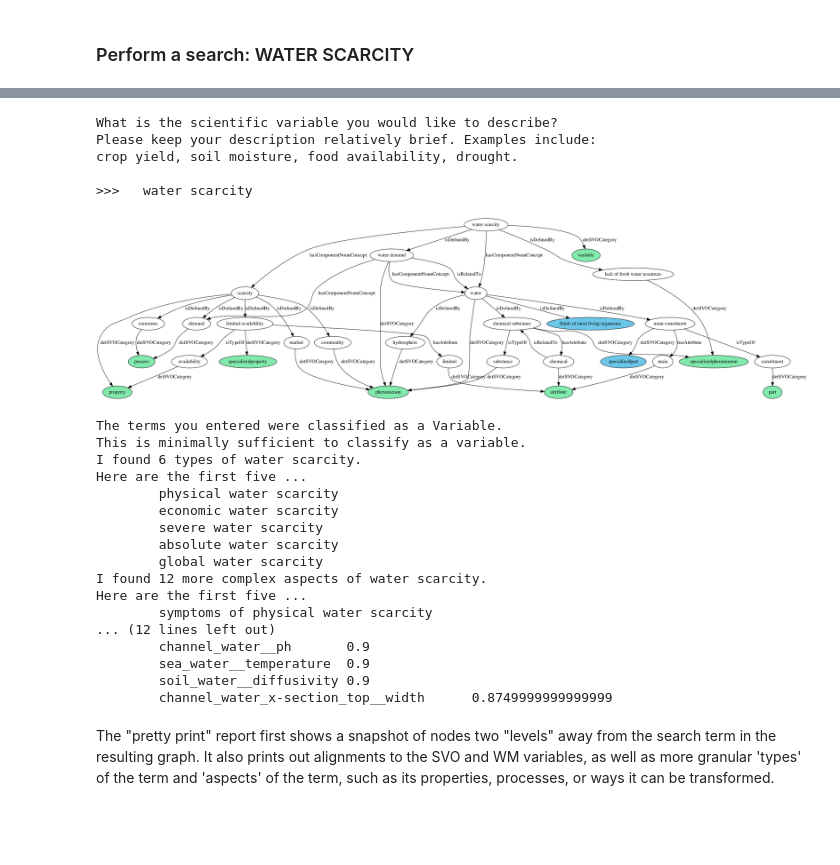
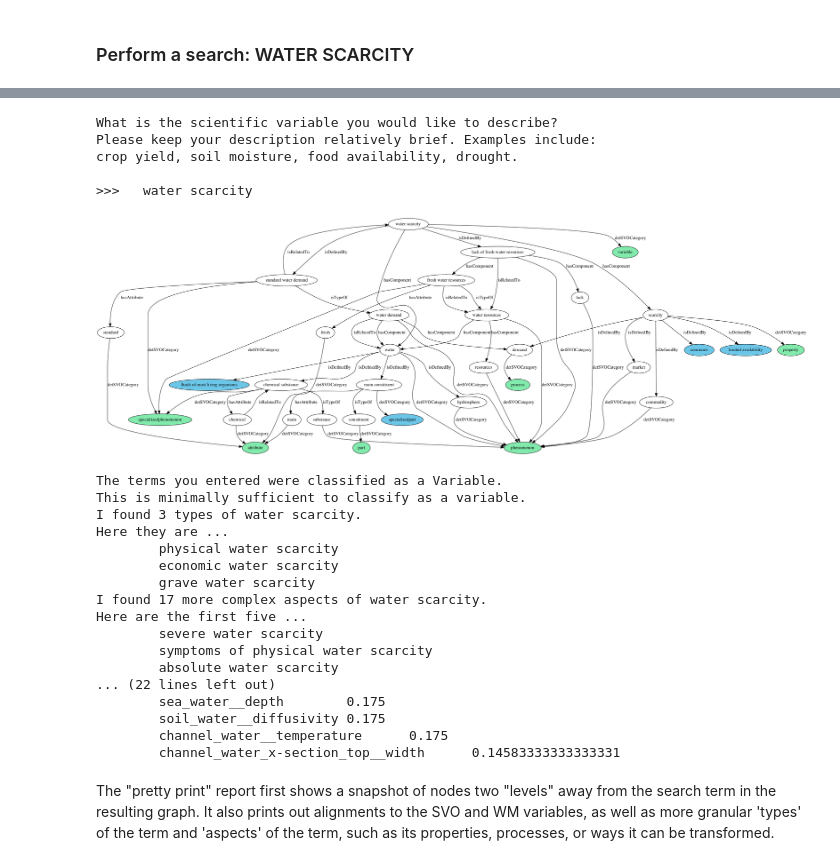
Before and after one commit to mariutzica/Scientific-Variable-Exploration-Tools, a Jupyter notebook: Variable Report.ipynb, the cells around one changed output, grey strips where cells are left out. Drawn from its saved outputs; the diff is of its cells as text; code cells hidden in the pictures; blank space fills up the shorter version.

Commit message:
restructure ui and visualizer code

```diff
--- a/Variable Report.ipynb
+++ b/Variable Report.ipynb
@@ -84,31 +84,31 @@ The prompt to the user may not show up in a GitHub preview, so we have copied it
 
 ![alt text](images/water_scarcity_search_prompt.png)
 # %%
-graph = ui.generate_document(levels = 2)
+graph = ui.generate_document()
 # %% [output]
 What is the scientific variable you would like to describe?
 Please keep your description relatively brief. Examples include:
 crop yield, soil moisture, food availability, drought.
 
 >>>   water scarcity
-[figure, old version]
+[figure, new version]
 The terms you entered were classified as a Variable.
 This is minimally sufficient to classify as a variable.
-I found 6 types of water scarcity.
-Here are the first five ...
+I found 3 types of water scarcity.
+Here they are ...
         physical water scarcity
         economic water scarcity
+        grave water scarcity
+I found 17 more complex aspects of water scarcity.
+Here are the first five ...
         severe water scarcity
+        symptoms of physical water scarcity
         absolute water scarcity
-        global water scarcity
-I found 12 more complex aspects of water scarcity.
-Here are the first five ...
-        symptoms of physical water scarcity
-... (12 lines left out)
-        channel_water__ph       0.9
-        sea_water__temperature  0.9
-        soil_water__diffusivity 0.9
-        channel_water_x-section_top__width      0.8749999999999999
+... (22 lines left out)
+        sea_water__depth        0.175
+        soil_water__diffusivity 0.175
+        channel_water__temperature      0.175
+        channel_water_x-section_top__width      0.14583333333333331
 # %% [markdown]
 The "pretty print" report first shows a snapshot of nodes two "levels" away from the search term in the resulting graph. It also prints out alignments to the SVO and WM variables, as well as more granular 'types' of the term and 'aspects' of the term, such as its properties, processes, or ways it can be transformed.
 # %% [markdown]
```
Also changed, not shown: parts of 14 cells of this notebook, 8 other files.
